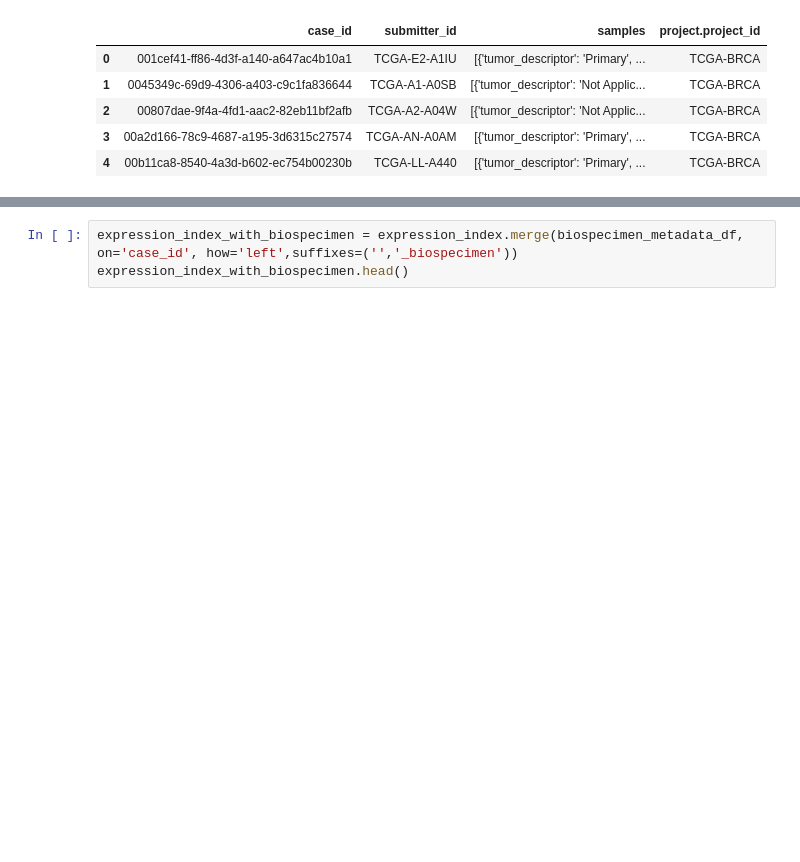
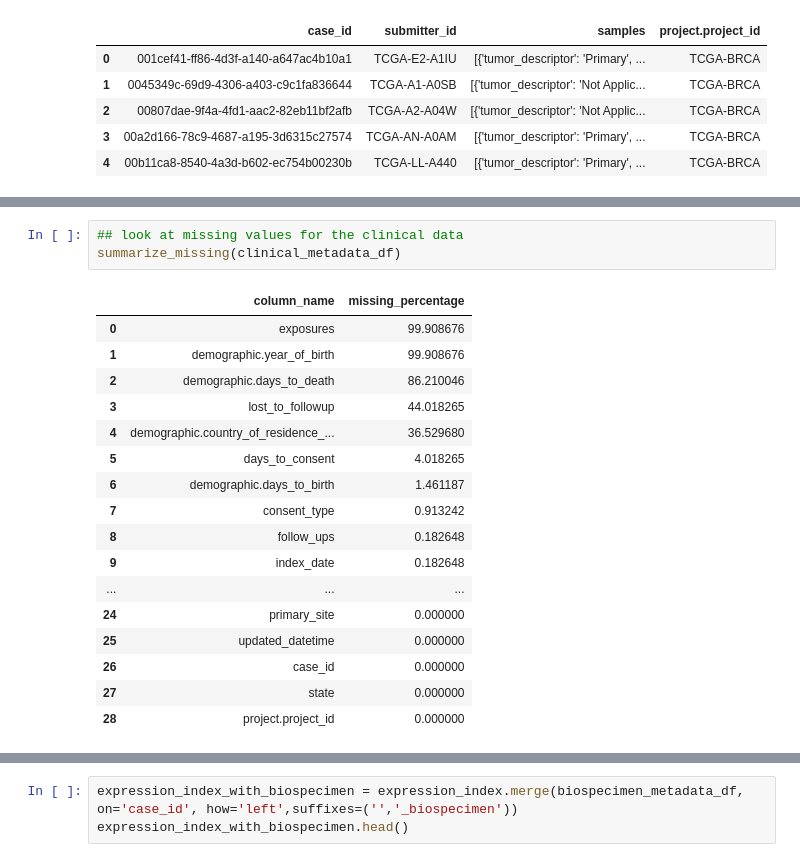
Before and after one commit to sarthak-arora1997/tcga-brca-multiomics-subtyping, a Jupyter notebook: notebooks/01_download_and_organize_data.ipynb, the cells around one changed output, grey strips where cells are left out. Cells and saved outputs as stored; diff of their text form; blank space fills up the shorter version.

Commit message:
functionalizing some code for missing value analysis and merging .py files to make the codebase more clean

```diff
--- a/notebooks/01_download_and_organize_data.ipynb
+++ b/notebooks/01_download_and_organize_data.ipynb
@@ -203,0 +173,21 @@ Aliquots columns: ['aliquot_quantity', 'aliquot_id', 'source_center', 'updated_d
+# %%
+## look at missing values for the clinical data
+summarize_missing(clinical_metadata_df)
+# %% [output]
+|  | column_name | missing_percentage |
+| 0 | exposures | 99.908676 |
+| 1 | demographic.year_of_birth | 99.908676 |
+| 2 | demographic.days_to_death | 86.210046 |
+| 3 | lost_to_followup | 44.018265 |
+| 4 | demographic.country_of_residence_... | 36.529680 |
+| 5 | days_to_consent | 4.018265 |
+| 6 | demographic.days_to_birth | 1.461187 |
+| 7 | consent_type | 0.913242 |
+| 8 | follow_ups | 0.182648 |
+| 9 | index_date | 0.182648 |
+| ... | ... | ... |
+| 24 | primary_site | 0.000000 |
+| 25 | updated_datetime | 0.000000 |
+| 26 | case_id | 0.000000 |
+| 27 | state | 0.000000 |
+| 28 | project.project_id | 0.000000 |
```
Also changed, not shown: parts of 8 cells of this notebook, 4 other files.
